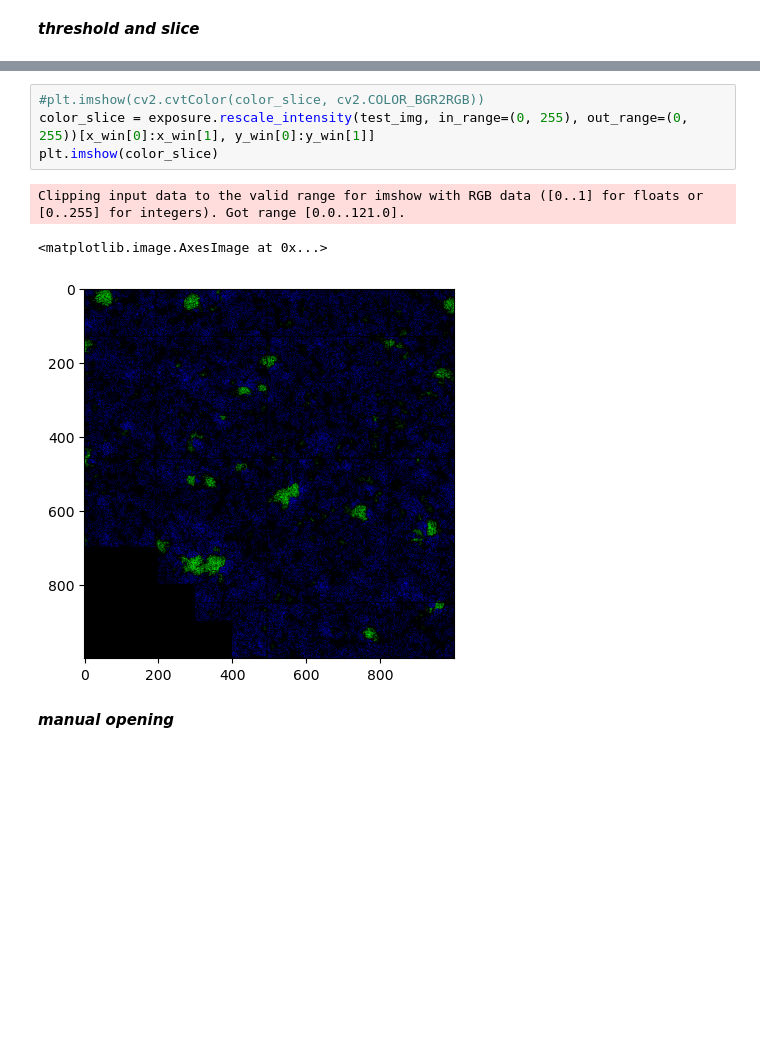
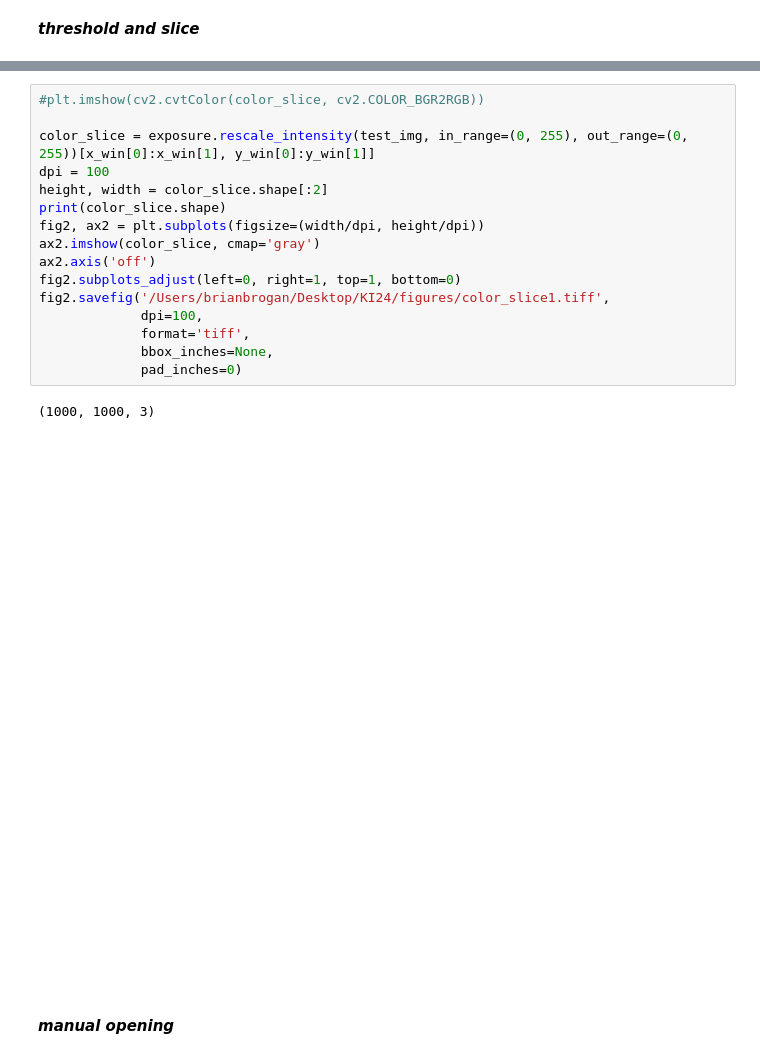
Before and after one commit to brigbrog/SpatialSegmentation, a Jupyter notebook: vision_testing/cv_tester.ipynb, the cells around one changed output, grey strips where cells are left out. Saved outputs shown, nothing was run; the diff lists cells and outputs as text; blank space fills up the shorter version.

Commit message:
fixed color slicer

```diff
--- a/vision_testing/cv_tester.ipynb
+++ b/vision_testing/cv_tester.ipynb
@@ -102,11 +120,22 @@ plt.show()
 # %%
 #plt.imshow(cv2.cvtColor(color_slice, cv2.COLOR_BGR2RGB))
+
 color_slice = exposure.rescale_intensity(test_img, in_range=(0, 255), out_range=(0, 255))[x_win[0]:x_win[1], y_win[0]:y_win[1]]
-plt.imshow(color_slice)
+dpi = 100
+height, width = color_slice.shape[:2]
+print(color_slice.shape)
+fig2, ax2 = plt.subplots(figsize=(width/dpi, height/dpi))
+ax2.imshow(color_slice, cmap='gray')
+ax2.axis('off')
+fig2.subplots_adjust(left=0, right=1, top=1, bottom=0)
+fig2.savefig('/Users/brianbrogan/Desktop/KI24/figures/color_slice1.tiff',
+             dpi=100,
+             format='tiff',
+             bbox_inches=None,
+             pad_inches=0)
 # %% [output]
-Clipping input data to the valid range for imshow with RGB data ([0..1] for floats or [0..255] for integers). Got range [0.0..121.0].
+(1000, 1000, 3)
-<matplotlib.image.AxesImage at 0x...>
-[figure, old version]
+[figure, new version]
 # %% [markdown]
 ***manual opening***
 # %%
```
Also changed, not shown: parts of 4 cells of this notebook.
